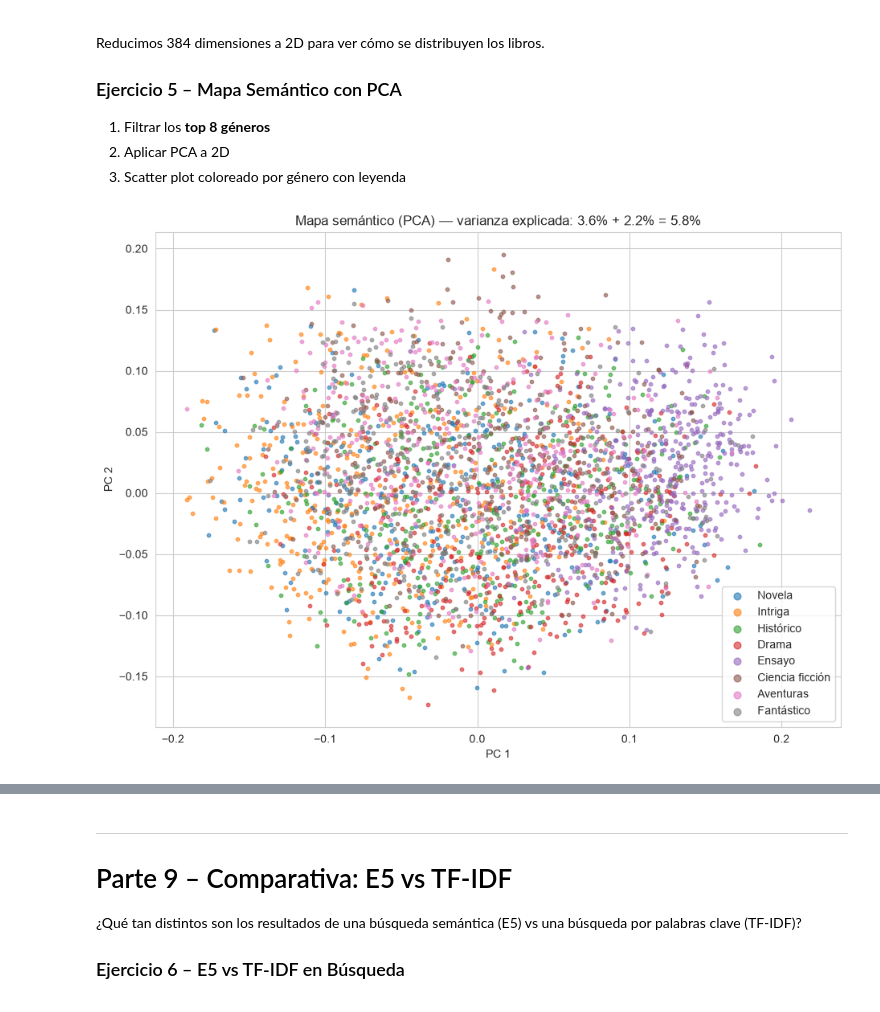
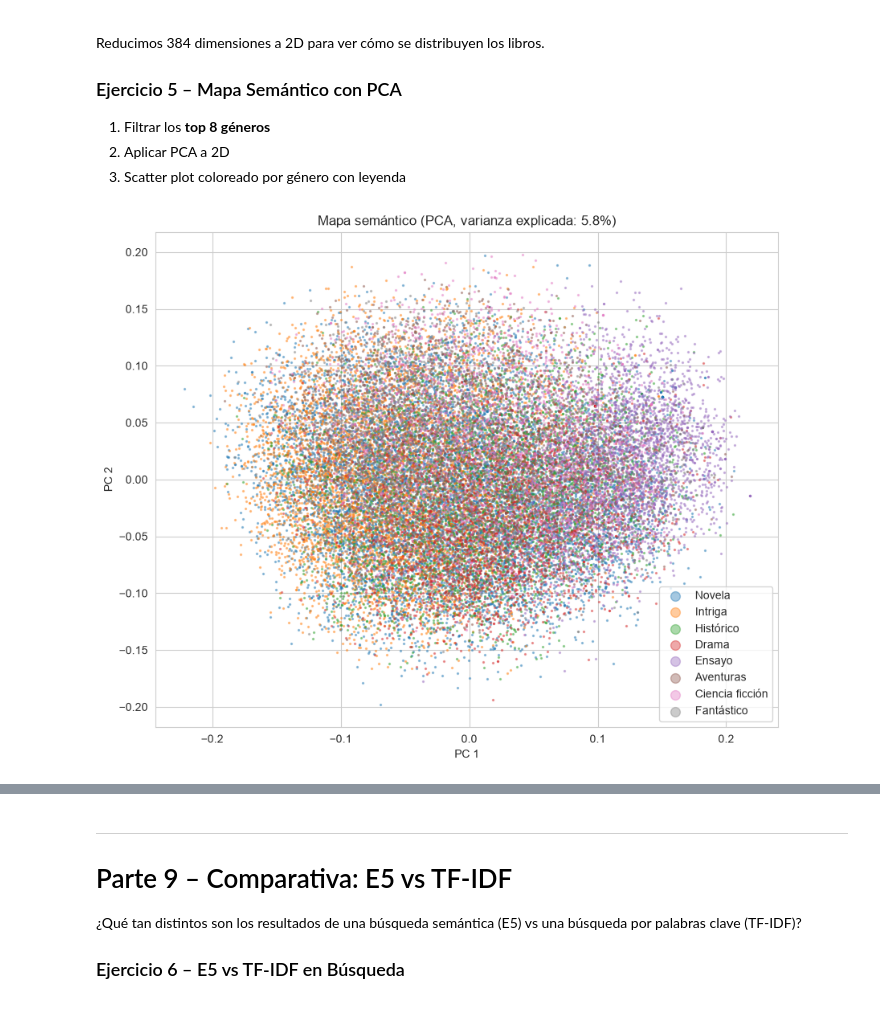
Before and after one commit to jcalabozo/tuia-nlp, a Jupyter notebook: U2/practicas/practica_embeddings_semanticos_resuelta.ipynb, the cells around one changed output, grey strips where cells are left out. Saved outputs shown, nothing was run; the diff lists cells and outputs as text; code cells hidden in the pictures.

```diff
--- a/U2/practicas/practica_embeddings_semanticos_resuelta.ipynb
+++ b/U2/practicas/practica_embeddings_semanticos_resuelta.ipynb
@@ -690,35 +529,32 @@ Reducimos 384 dimensiones a 2D para ver cómo se distribuyen los libros.
 # %%
 def mapa_semantico(embeddings, df_libros, n_generos=8):
     """
     TODO:
     1. Filtrar top n_generos
     2. PCA a 2D
     3. Scatter plot con colores por género y leyenda
     """
     # 1. Libros de los n géneros más frecuentes
-    top = df_libros["genero_principal"].value_counts().head(n_generos).index.tolist()
-    sub = df_libros[df_libros["genero_principal"].isin(top)]
+    top = df_libros["genero_principal"].value_counts().head(n_generos).index
+    filas = df_libros["genero_principal"].isin(top).to_numpy()
+    generos = df_libros.loc[filas, "genero_principal"].to_numpy()
 
-    # 2. PCA a 2D, ajustado con todos esos libros. df_libros y embeddings están
-    #    alineados fila a fila, así que sub.index sirve para tomar sus embeddings
+    # 2. PCA a 2D
     pca = PCA(n_components=2, random_state=42)
-    pca.fit(embeddings[sub.index])
+    X_2d = pca.fit_transform(embeddings[filas])
 
-    # 3. Scatter. Con ~30k puntos se tapan entre sí: se grafican 400 por género, al azar
-    muestra = sub.groupby("genero_principal", group_keys=False).sample(n=400, random_state=42)
-    X_2d = pca.transform(embeddings[muestra.index])
-
-    fig, ax = plt.subplots(figsize=(11, 8))
-    for g in top:
-        m = (muestra["genero_principal"] == g).to_numpy()
-        ax.scatter(X_2d[m, 0], X_2d[m, 1], s=10, alpha=0.6, label=g)
-    var = pca.explained_variance_ratio_
-    ax.set(title=f"Mapa semántico (PCA) — varianza explicada: {var[0]:.1%} + {var[1]:.1%} = {var.sum():.1%}",
-           xlabel="PC 1", ylabel="PC 2")
-    ax.legend(markerscale=2)
+    # 3. Scatter con un color por género
+    plt.figure(figsize=(10, 8))
+    for genero in top:
+        m = generos == genero
+        plt.scatter(X_2d[m, 0], X_2d[m, 1], s=2, alpha=0.4, label=genero)
+    plt.legend(markerscale=6)
+    # explained_variance_ratio_: proporción de la varianza que conserva cada componente
+    plt.title(f"Mapa semántico (PCA, varianza explicada: {pca.explained_variance_ratio_.sum():.1%})")
+    plt.xlabel("PC 1")
+    plt.ylabel("PC 2")
     plt.show()
 
-
 mapa_semantico(embeddings, df_libros)
 # %% [output]
-[figure, old version]
+[figure, new version]
```
Also changed, not shown: parts of 19 cells of this notebook, 2 other files.
